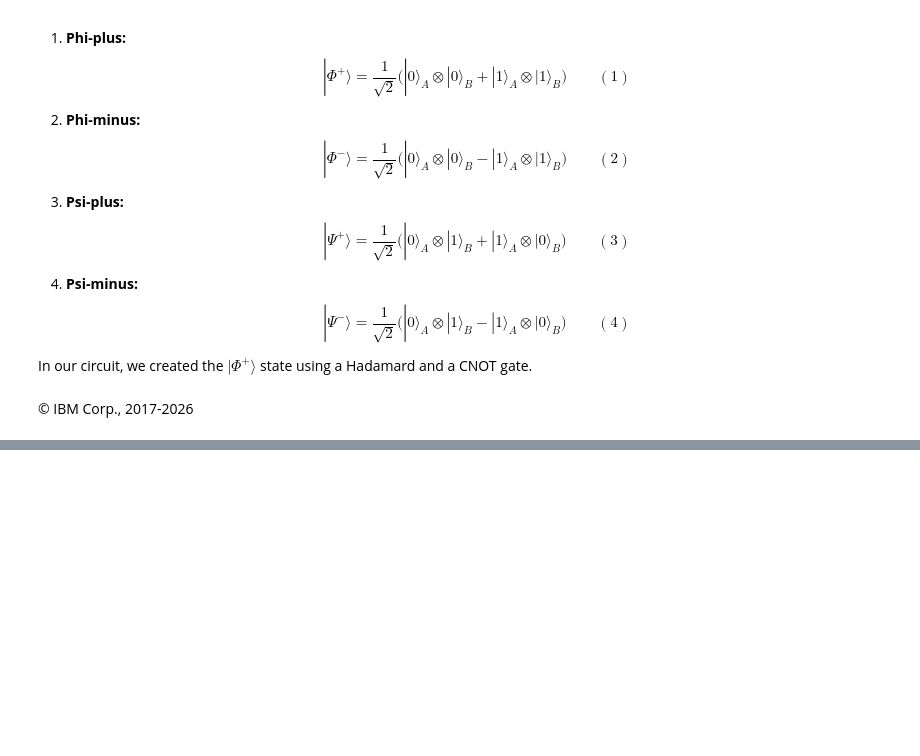
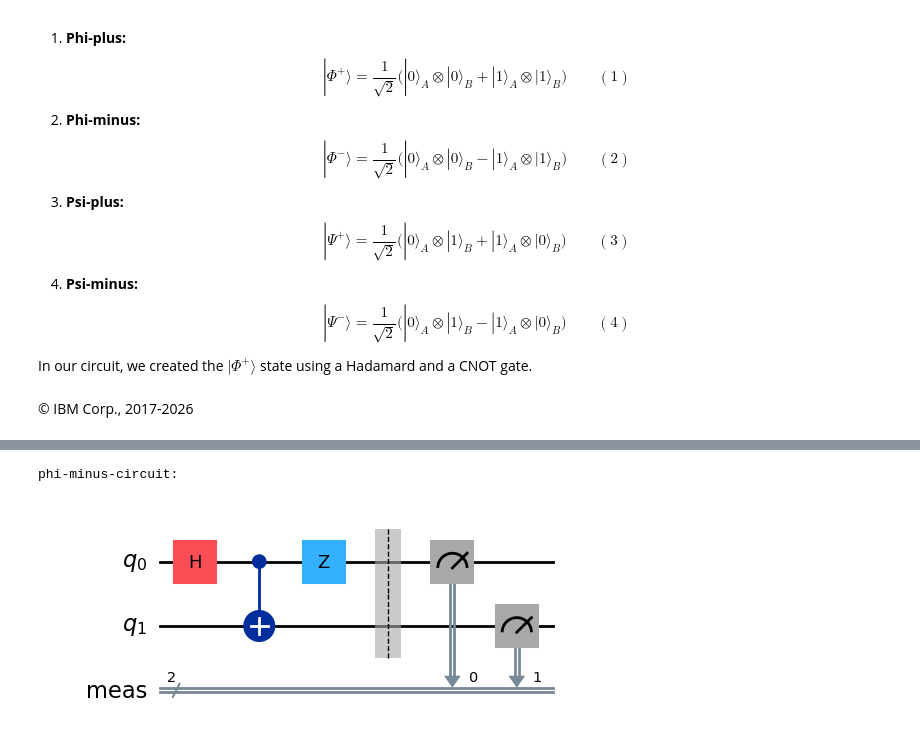
Before and after one commit to r-karra/learn-quantum-AI, a Jupyter notebook: Use a quantum computer today-IBM/build-and-run-your-first-quantum-program.ipynb, the cells around one changed output, grey strips where cells are left out. Saved outputs shown, nothing was run; the diff lists cells and outputs as text; code cells hidden in the pictures; blank space fills up the shorter version.

```diff
--- a/Use a quantum computer today-IBM/build-and-run-your-first-quantum-program.ipynb
+++ b/Use a quantum computer today-IBM/build-and-run-your-first-quantum-program.ipynb
@@ -306,0 +409,14 @@ In our circuit, we created the $|\Phi ^{+}\rangle$ state using a Hadamard and a
+# %%
+# --- Build the phi-minus circuit ---
+phi_minus_circuit = QuantumCircuit(2)
+phi_minus_circuit.h(0)
+phi_minus_circuit.cx(0, 1)
+phi_minus_circuit.z(0) # apply a Z-gate to qubit 0 to introduce the phase for phi-minus
+phi_minus_circuit.measure_all() # creates a classical register named "meas"
+# %%
+# Draw the circuit
+print('phi-minus-circuit: ')
+phi_minus_circuit.draw('mpl')
+# %% [output]
+phi-minus-circuit:
+[figure, added]
```
Also changed, not shown: parts of 16 cells of this notebook.
